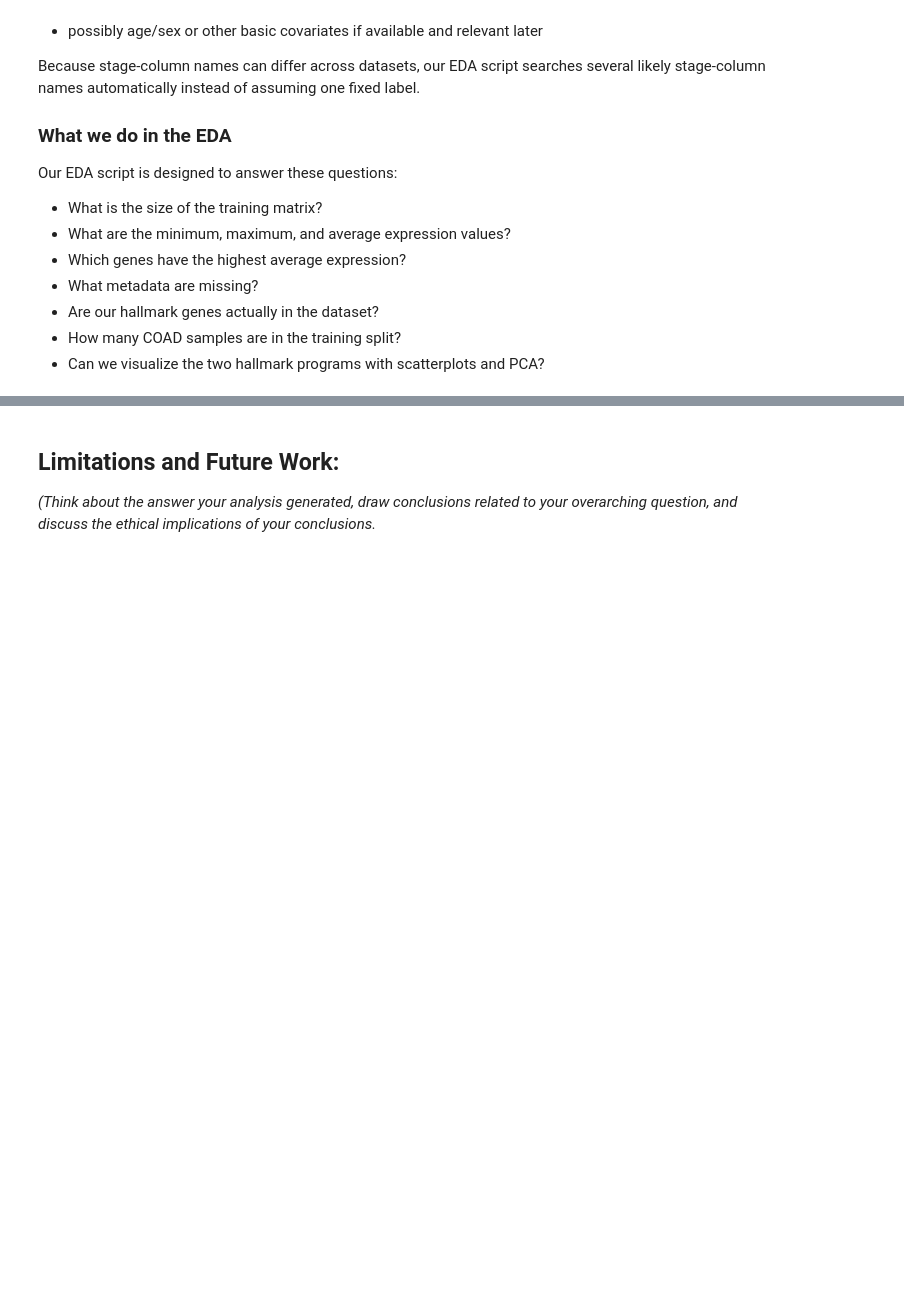
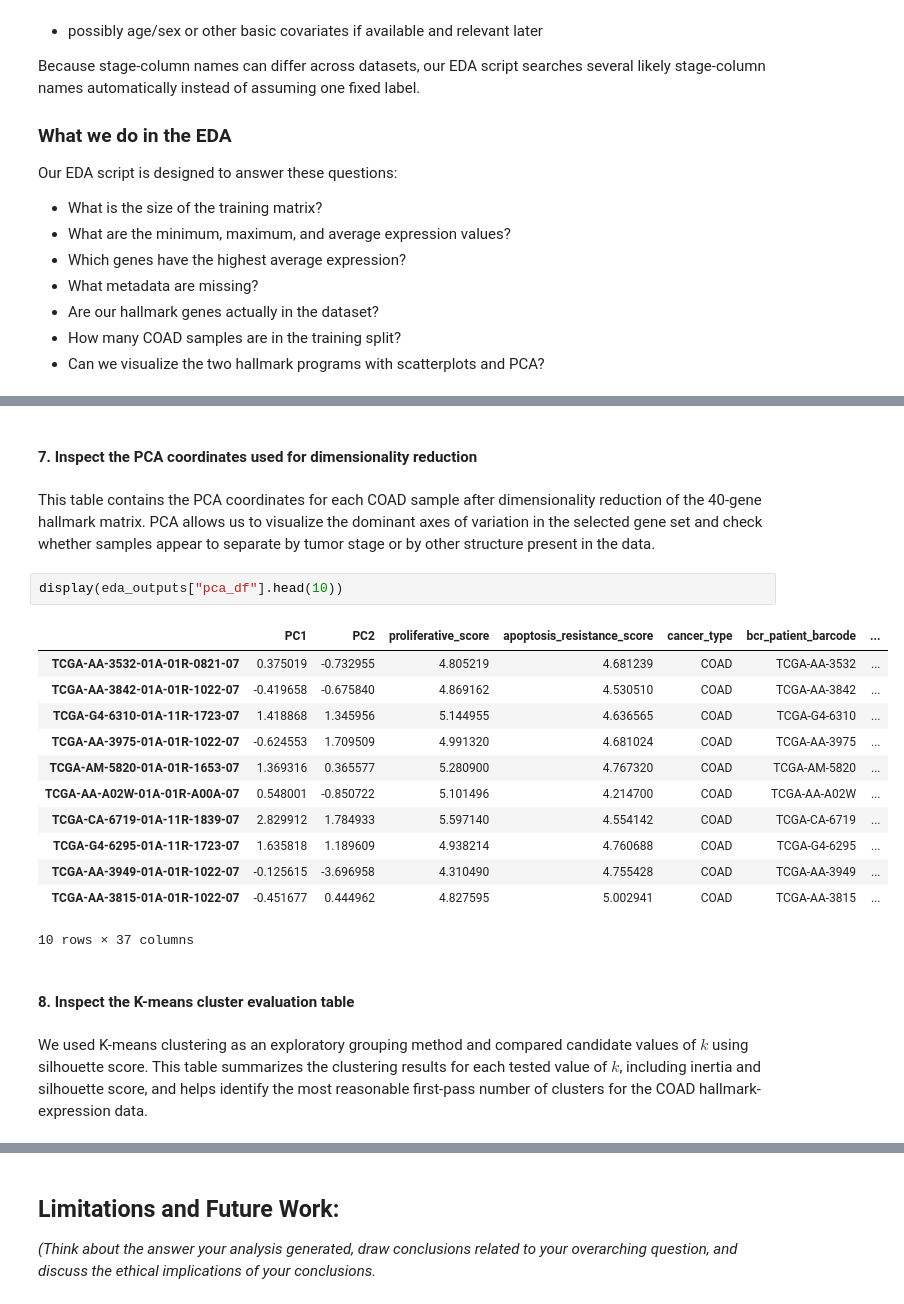
Before and after one commit to willdm1/Module-4-Cancer, a Jupyter notebook: code/Module 4 OFFICIAL.ipynb, the cells around one changed output, grey strips where cells are left out. Drawn from its saved outputs; the diff is of its cells as text; blank space fills up the shorter version.

```diff
--- a/code/Module 4 OFFICIAL.ipynb
+++ b/code/Module 4 OFFICIAL.ipynb
@@ -178,0 +347,23 @@ The machine learning technique I am using is: *fill in and describe*
+# %% [markdown]
+#### 7. Inspect the PCA coordinates used for dimensionality reduction
+# %% [markdown]
+This table contains the PCA coordinates for each COAD sample after dimensionality reduction of the 40-gene hallmark matrix. PCA allows us to visualize the dominant axes of variation in the selected gene set and check whether samples appear to separate by tumor stage or by other structure present in the data.
+# %%
+display(eda_outputs["pca_df"].head(10))
+# %% [output]
+|  | PC1 | PC2 | proliferative_score | apoptosis_resistance_score | cancer_type | bcr_patient_barcode | ... |
+| TCGA-AA-3532-01A-01R-0821-07 | 0.375019 | -0.732955 | 4.805219 | 4.681239 | COAD | TCGA-AA-3532 | ... |
+| TCGA-AA-3842-01A-01R-1022-07 | -0.419658 | -0.675840 | 4.869162 | 4.530510 | COAD | TCGA-AA-3842 | ... |
+| TCGA-G4-6310-01A-11R-1723-07 | 1.418868 | 1.345956 | 5.144955 | 4.636565 | COAD | TCGA-G4-6310 | ... |
+| TCGA-AA-3975-01A-01R-1022-07 | -0.624553 | 1.709509 | 4.991320 | 4.681024 | COAD | TCGA-AA-3975 | ... |
+| TCGA-AM-5820-01A-01R-1653-07 | 1.369316 | 0.365577 | 5.280900 | 4.767320 | COAD | TCGA-AM-5820 | ... |
+| TCGA-AA-A02W-01A-01R-A00A-07 | 0.548001 | -0.850722 | 5.101496 | 4.214700 | COAD | TCGA-AA-A02W | ... |
+| TCGA-CA-6719-01A-11R-1839-07 | 2.829912 | 1.784933 | 5.597140 | 4.554142 | COAD | TCGA-CA-6719 | ... |
+| TCGA-G4-6295-01A-11R-1723-07 | 1.635818 | 1.189609 | 4.938214 | 4.760688 | COAD | TCGA-G4-6295 | ... |
+| TCGA-AA-3949-01A-01R-1022-07 | -0.125615 | -3.696958 | 4.310490 | 4.755428 | COAD | TCGA-AA-3949 | ... |
+| TCGA-AA-3815-01A-01R-1022-07 | -0.451677 | 0.444962 | 4.827595 | 5.002941 | COAD | TCGA-AA-3815 | ... |
+10 rows × 37 columns
+# %% [markdown]
+#### 8. Inspect the K-means cluster evaluation table
+# %% [markdown]
+We used K-means clustering as an exploratory grouping method and compared candidate values of $k$ using silhouette score. This table summarizes the clustering results for each tested value of $k$, including inertia and silhouette score, and helps identify the most reasonable first-pass number of clusters for the COAD hallmark-expression data.
```
Also changed, not shown: parts of 32 cells of this notebook, 14 other files.
